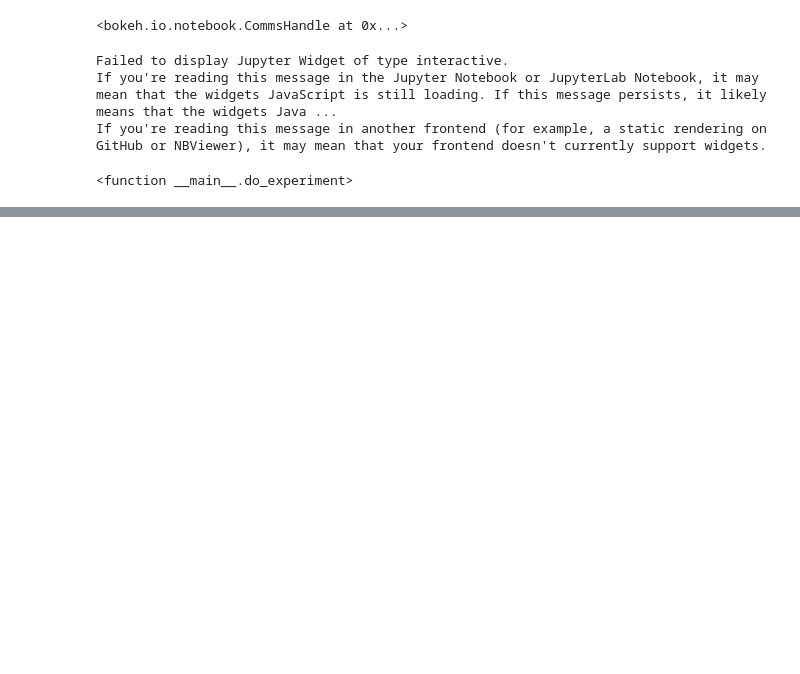
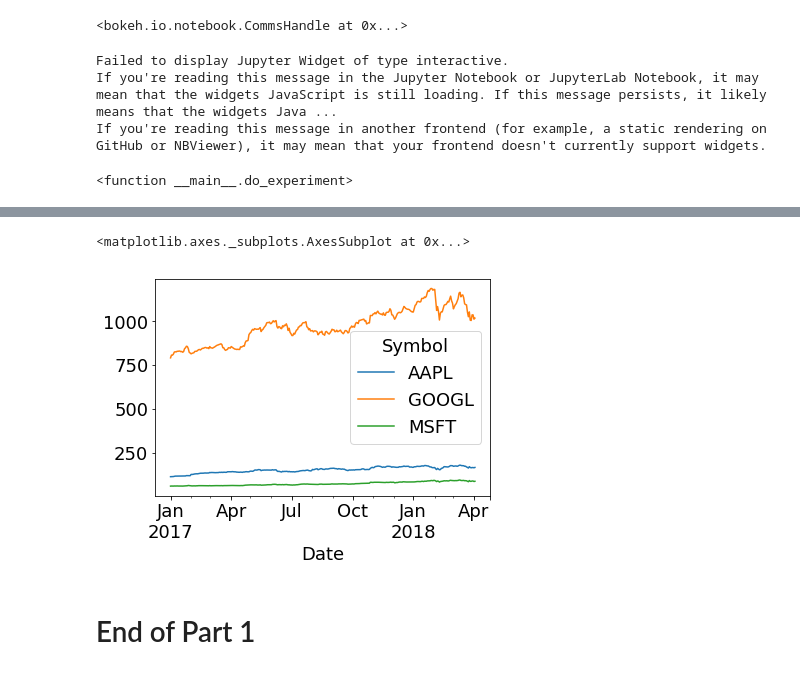
Before and after one commit to amitibo/python-seminar-2018, a Jupyter notebook: notebooks/Advanced Python Seminar.ipynb, the cells around one changed output, grey strips where cells are left out. Drawn from its saved outputs; the diff is of its cells as text; code cells hidden in the pictures; blank space fills up the shorter version.

Commit message:
Add Pandas

```diff
--- a/notebooks/Advanced Python Seminar.ipynb
+++ b/notebooks/Advanced Python Seminar.ipynb
@@ -701,0 +737,11 @@ If you're reading this message in another frontend (for example, a static render
+# %%
+from pandas_datareader import data
+import datetime
+
+tickers = ['AAPL', 'MSFT', 'GOOGL']
+
+start_date = '2017-01-01'
+end_date = datetime.date.today()
+
+df = data.DataReader(tickers, 'morningstar', start_date, end_date)
+df.head()
@@ -701,0 +756,8 @@ If you're reading this message in another frontend (for example, a static render
+# %%
+df2 = df.reset_index(level=['Symbol'])
+df2.pivot(columns='Symbol', values='Close').plot()
+# %% [output]
+<matplotlib.axes._subplots.AxesSubplot at 0x...>
+[figure, added]
+# %% [markdown]
+# End of Part 1
```
Also changed, not shown: parts of 48 cells of this notebook, 2 other files.
